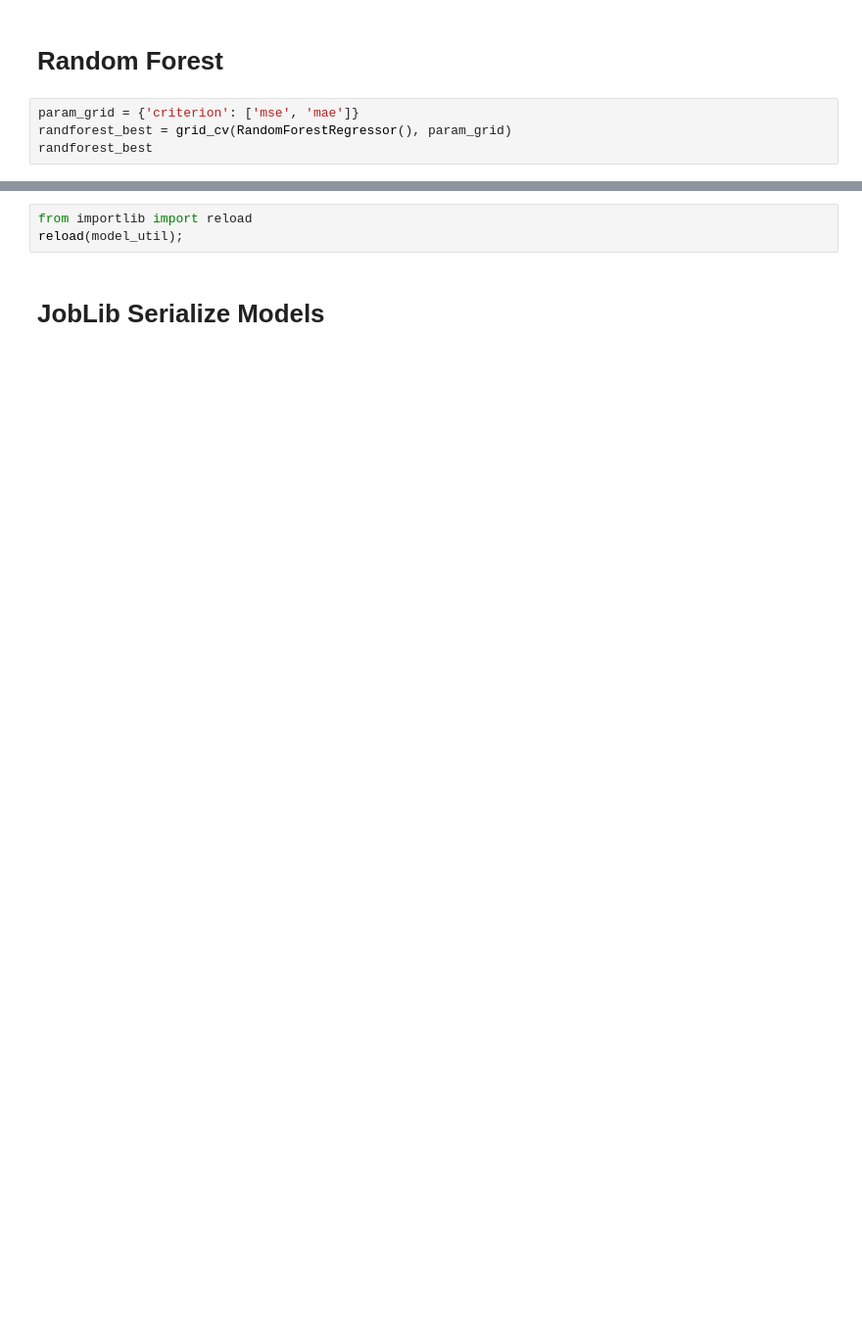
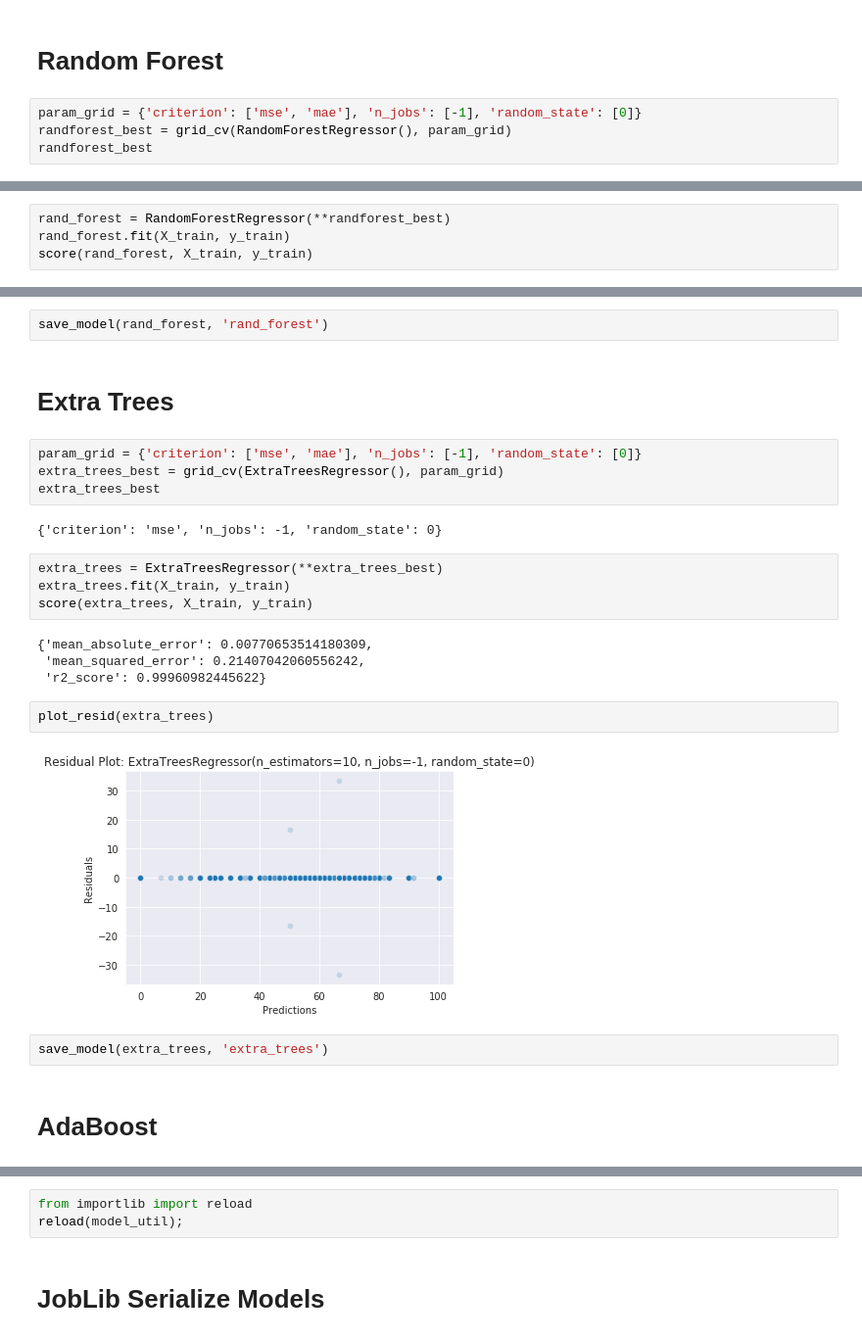
Before and after one commit to MattEding/EssayScorer, a Jupyter notebook: modeling.ipynb, the cells around one changed output, grey strips where cells are left out. Shown: that part at 98% size. Drawn from its saved outputs; the diff is of its cells as text; blank space fills up the shorter version.

```diff
--- a/modeling.ipynb
+++ b/modeling.ipynb
@@ -170,7 +204,7 @@ KeyboardInterrupt:
 # %% [markdown]
 # Random Forest
 # %%
-param_grid = {'criterion': ['mse', 'mae']}
+param_grid = {'criterion': ['mse', 'mae'], 'n_jobs': [-1], 'random_state': [0]}
 randforest_best = grid_cv(RandomForestRegressor(), param_grid)
 randforest_best
 # %% [output]
@@ -180,0 +212,4 @@ score_est(rand_forest)
+# %%
+rand_forest = RandomForestRegressor(**randforest_best)
+rand_forest.fit(X_train, y_train)
+score(rand_forest, X_train, y_train)
@@ -182,0 +224,26 @@ plot_resid(rand_forest)
+# %%
+save_model(rand_forest, 'rand_forest')
+# %% [markdown]
+# Extra Trees
+# %%
+param_grid = {'criterion': ['mse', 'mae'], 'n_jobs': [-1], 'random_state': [0]}
+extra_trees_best = grid_cv(ExtraTreesRegressor(), param_grid)
+extra_trees_best
+# %% [output]
+{'criterion': 'mse', 'n_jobs': -1, 'random_state': 0}
+# %%
+extra_trees = ExtraTreesRegressor(**extra_trees_best)
+extra_trees.fit(X_train, y_train)
+score(extra_trees, X_train, y_train)
+# %% [output]
+{'mean_absolute_error': 0.00770653514180309,
+ 'mean_squared_error': 0.21407042060556242,
+ 'r2_score': 0.99960982445622}
+# %%
+plot_resid(extra_trees)
+# %% [output]
+[figure, added]
+# %%
+save_model(extra_trees, 'extra_trees')
+# %% [markdown]
+# AdaBoost
```
Also changed, not shown: parts of 43 cells of this notebook, 9 other files.
